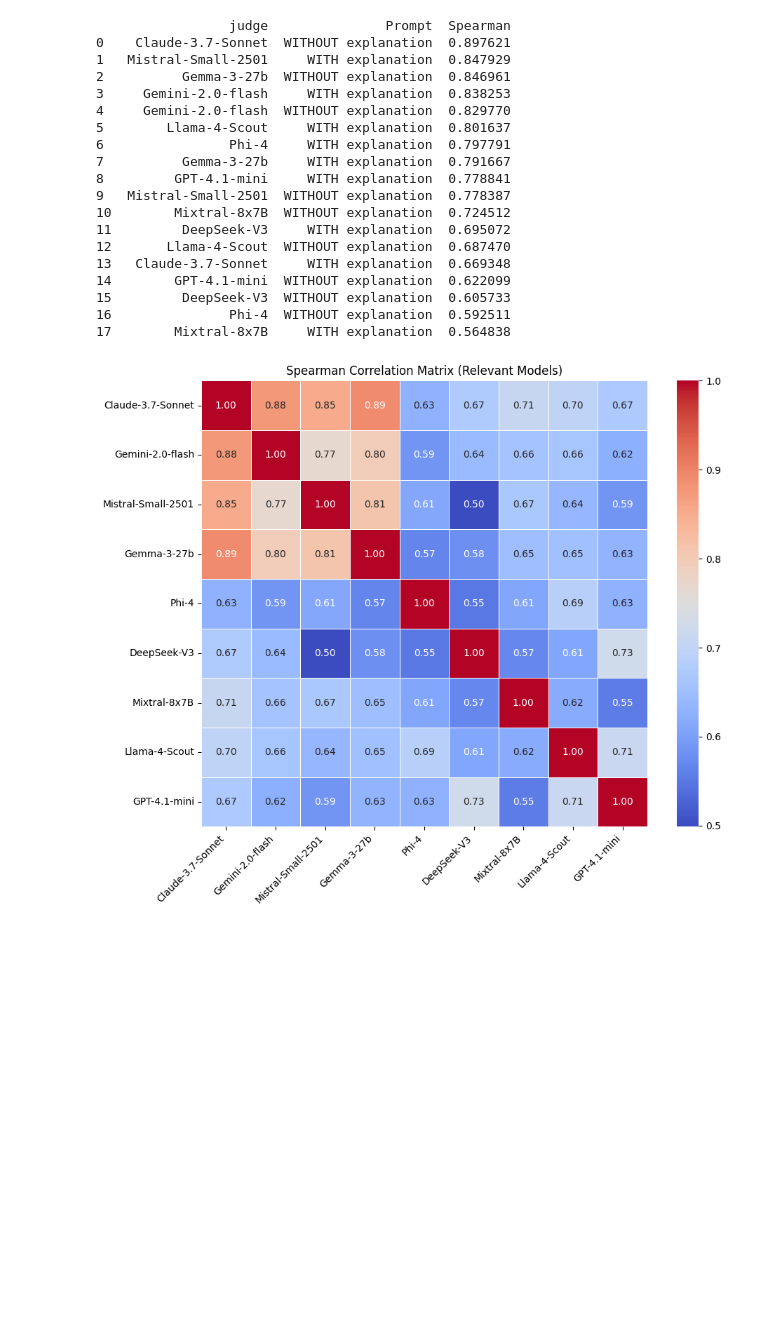
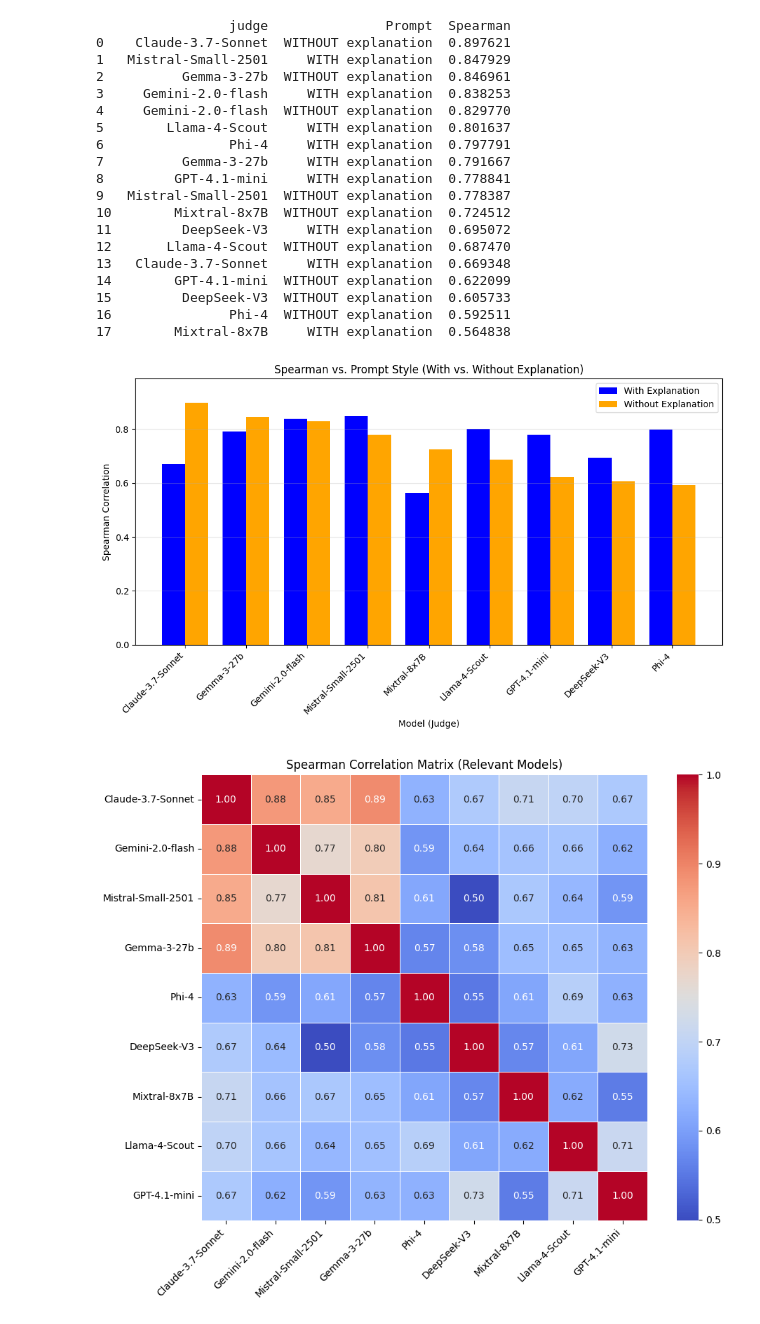
Before and after one commit to isaofllms/isaOfLlms, a Jupyter notebook: Aug25Experiments.ipynb, the cells around one changed output. Cells and saved outputs as stored; diff of their text form; code cells hidden in the pictures; blank space fills up the shorter version.

```diff
--- a/Aug25Experiments.ipynb
+++ b/Aug25Experiments.ipynb
@@ -2190,6 +2108,49 @@ print(combined_df_sorted)
 15         DeepSeek-V3  WITHOUT explanation  0.605733
 16               Phi-4  WITHOUT explanation  0.592511
 17        Mixtral-8x7B     WITH explanation  0.564838
+# %%
+import numpy as np
+import matplotlib.pyplot as plt
+
+# Pivot so each judge has two columns: WITH / WITHOUT explanation
+pivot = combined_df_sorted.pivot(index="judge", columns="Prompt", values="Spearman")
+
+# Ensure correct column order
+col_order = ["WITH explanation", "WITHOUT explanation"]
+pivot = pivot.reindex(columns=col_order)
+
+# Sort descending by "WITHOUT explanation"
+pivot = pivot.sort_values(by="WITHOUT explanation", ascending=False)
+
+labels = pivot.index.tolist()
+with_exp = pivot["WITH explanation"].values
+without_exp = pivot["WITHOUT explanation"].values
+
+x = np.arange(len(labels))
+width = 0.38
+
+fig_w = max(10, 0.45 * len(labels))
+plt.figure(figsize=(fig_w, 6))
+
+# Bars
+plt.bar(x - width/2, with_exp, width, label="With Explanation", color="blue")
+plt.bar(x + width/2, without_exp, width, label="Without Explanation", color="orange")
+
+# Axes & labels
+plt.ylabel("Spearman Correlation")
+plt.xlabel("Model (Judge)")
+plt.title("Spearman vs. Prompt Style (With vs. Without Explanation)")
+plt.xticks(x, labels, rotation=45, ha="right")
+plt.ylim(0, max(np.nanmax(with_exp), np.nanmax(without_exp)) * 1.1)
+
+# Grid & legend
+plt.grid(axis="y", alpha=0.3)
+plt.legend()
+
+plt.tight_layout()
+plt.show()
+# %% [output]
+[figure, added]
 # %%
 
 # Subset the DataFrame to relevant judges
```
Also changed, not shown: parts of 31 cells of this notebook, 10 other files.
